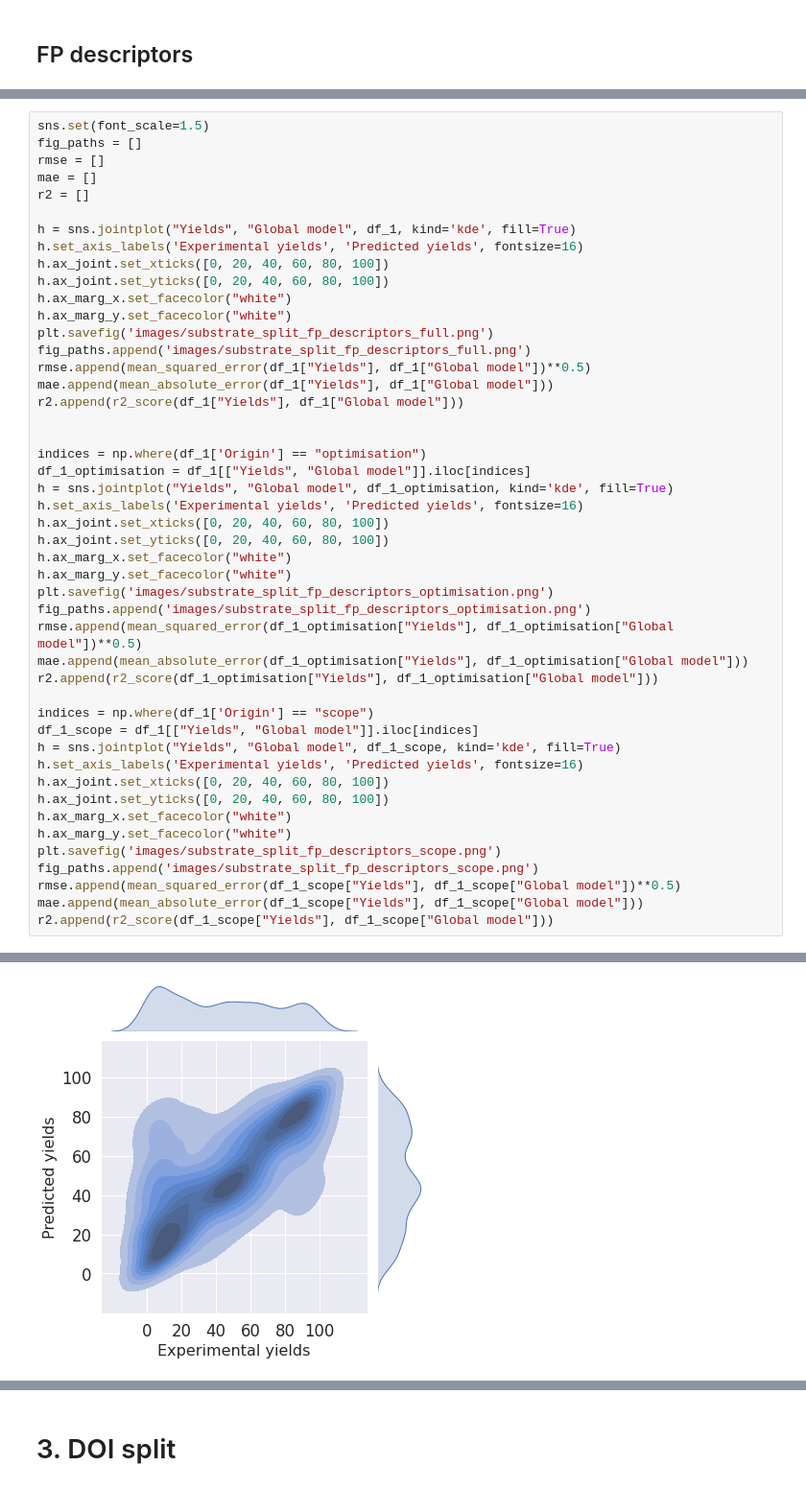
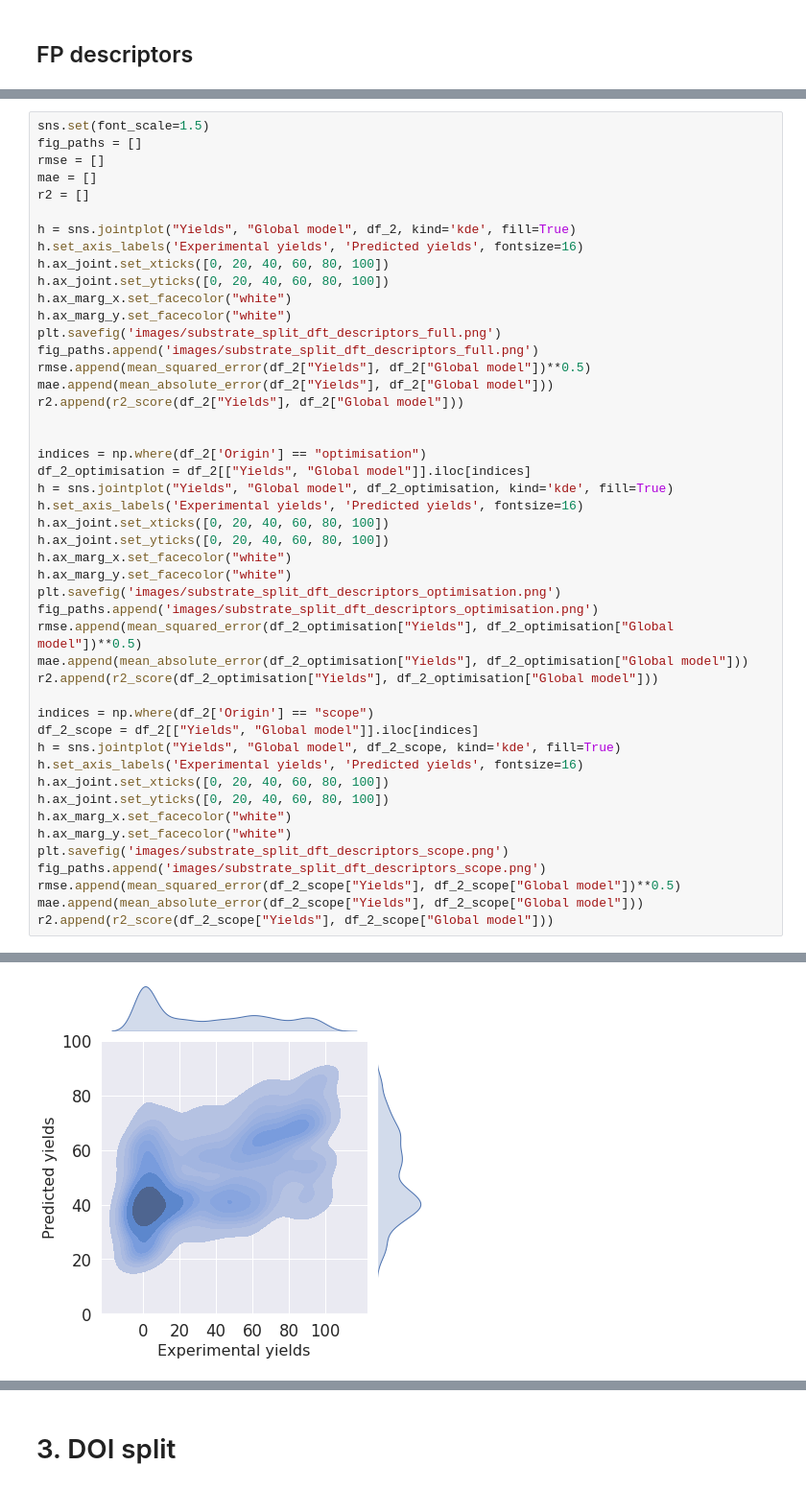
Before and after one commit to truejulosdu13/NiCOlit, a Jupyter notebook: display_model_results.ipynb, the cells around one changed output, grey strips where cells are left out. Shown at 96% size. Drawn from its saved outputs; the diff is of its cells as text.

```diff
--- a/display_model_results.ipynb
+++ b/display_model_results.ipynb
@@ -202,44 +191,44 @@ rmse = []
 mae = []
 r2 = []
 
-h = sns.jointplot("Yields", "Global model", df_1, kind='kde', fill=True)
+h = sns.jointplot("Yields", "Global model", df_2, kind='kde', fill=True)
 h.set_axis_labels('Experimental yields', 'Predicted yields', fontsize=16)
 h.ax_joint.set_xticks([0, 20, 40, 60, 80, 100])
 h.ax_joint.set_yticks([0, 20, 40, 60, 80, 100])
 h.ax_marg_x.set_facecolor("white")
 h.ax_marg_y.set_facecolor("white")
-plt.savefig('images/substrate_split_fp_descriptors_full.png')
-fig_paths.append('images/substrate_split_fp_descriptors_full.png')
-rmse.append(mean_squared_error(df_1["Yields"], df_1["Global model"])**0.5)
-mae.append(mean_absolute_error(df_1["Yields"], df_1["Global model"]))
-r2.append(r2_score(df_1["Yields"], df_1["Global model"]))
+plt.savefig('images/substrate_split_dft_descriptors_full.png')
+fig_paths.append('images/substrate_split_dft_descriptors_full.png')
+rmse.append(mean_squared_error(df_2["Yields"], df_2["Global model"])**0.5)
+mae.append(mean_absolute_error(df_2["Yields"], df_2["Global model"]))
+r2.append(r2_score(df_2["Yields"], df_2["Global model"]))
 
 
-indices = np.where(df_1['Origin'] == "optimisation")
-df_1_optimisation = df_1[["Yields", "Global model"]].iloc[indices]
-h = sns.jointplot("Yields", "Global model", df_1_optimisation, kind='kde', fill=True)
+indices = np.where(df_2['Origin'] == "optimisation")
+df_2_optimisation = df_2[["Yields", "Global model"]].iloc[indices]
+h = sns.jointplot("Yields", "Global model", df_2_optimisation, kind='kde', fill=True)
 h.set_axis_labels('Experimental yields', 'Predicted yields', fontsize=16)
 h.ax_joint.set_xticks([0, 20, 40, 60, 80, 100])
 h.ax_joint.set_yticks([0, 20, 40, 60, 80, 100])
 h.ax_marg_x.set_facecolor("white")
 h.ax_marg_y.set_facecolor("white")
-plt.savefig('images/substrate_split_fp_descriptors_optimisation.png')
-fig_paths.append('images/substrate_split_fp_descriptors_optimisation.png')
-rmse.append(mean_squared_error(df_1_optimisation["Yields"], df_1_optimisation["Global model"])**0.5)
-mae.append(mean_absolute_error(df_1_optimisation["Yields"], df_1_optimisation["Global model"]))
-r2.append(r2_score(df_1_optimisation["Yields"], df_1_optimisation["Global model"]))
+plt.savefig('images/substrate_split_dft_descriptors_optimisation.png')
+fig_paths.append('images/substrate_split_dft_descriptors_optimisation.png')
+rmse.append(mean_squared_error(df_2_optimisation["Yields"], df_2_optimisation["Global model"])**0.5)
+mae.append(mean_absolute_error(df_2_optimisation["Yields"], df_2_optimisation["Global model"]))
+r2.append(r2_score(df_2_optimisation["Yields"], df_2_optimisation["Global model"]))
 
-indices = np.where(df_1['Origin'] == "scope")
-df_1_scope = df_1[["Yields", "Global model"]].iloc[indices]
-h = sns.jointplot("Yields", "Global model", df_1_scope, kind='kde', fill=True)
+indices = np.where(df_2['Origin'] == "scope")
+df_2_scope = df_2[["Yields", "Global model"]].iloc[indices]
+h = sns.jointplot("Yields", "Global model", df_2_scope, kind='kde', fill=True)
 h.set_axis_labels('Experimental yields', 'Predicted yields', fontsize=16)
 h.ax_joint.set_xticks([0, 20, 40, 60, 80, 100])
 h.ax_joint.set_yticks([0, 20, 40, 60, 80, 100])
 h.ax_marg_x.set_facecolor("white")
 h.ax_marg_y.set_facecolor("white")
-plt.savefig('images/substrate_split_fp_descriptors_scope.png')
-fig_paths.append('images/substrate_split_fp_descriptors_scope.png')
-rmse.append(mean_squared_error(df_1_scope["Yields"], df_1_scope["Global model"])**0.5)
-mae.append(mean_absolute_error(df_1_scope["Yields"], df_1_scope["Global model"]))
-r2.append(r2_score(df_1_scope["Yields"], df_1_scope["Global model"]))
+plt.savefig('images/substrate_split_dft_descriptors_scope.png')
+fig_paths.append('images/substrate_split_dft_descriptors_scope.png')
+rmse.append(mean_squared_error(df_2_scope["Yields"], df_2_scope["Global model"])**0.5)
+mae.append(mean_absolute_error(df_2_scope["Yields"], df_2_scope["Global model"]))
+r2.append(r2_score(df_2_scope["Yields"], df_2_scope["Global model"]))
 # %% [output]
@@ -247 +236 @@ r2.append(r2_score(df_1_scope["Yields"], df_1_scope["Global model"]))
-[figure, old version]
+[figure, new version]
```
Also changed, not shown: parts of 63 cells of this notebook.
